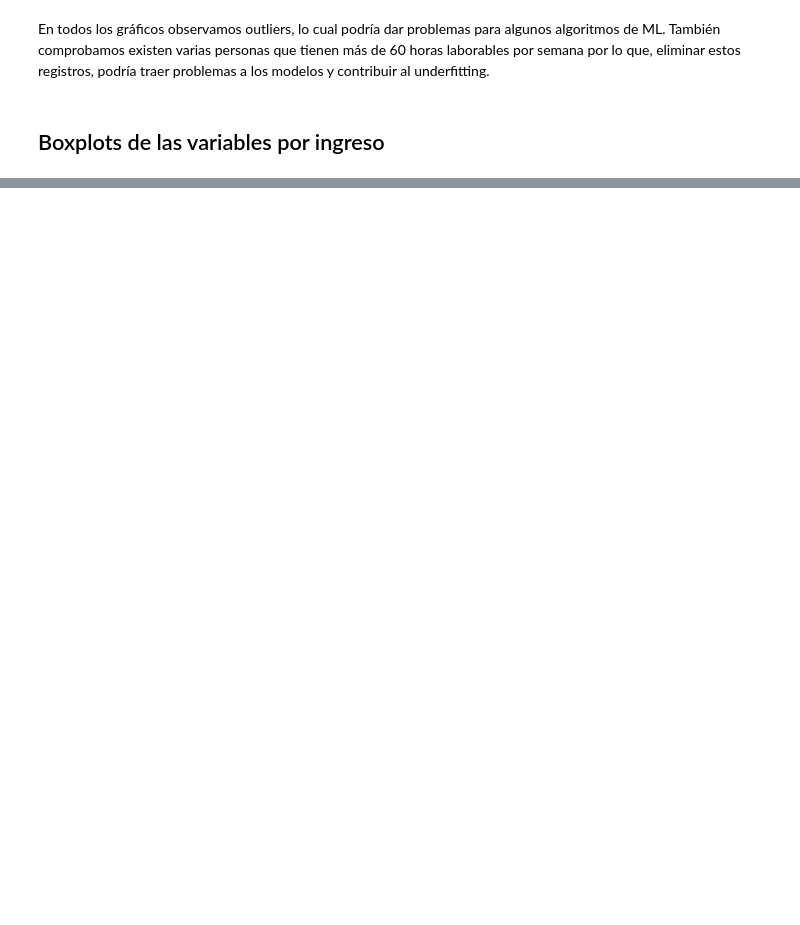
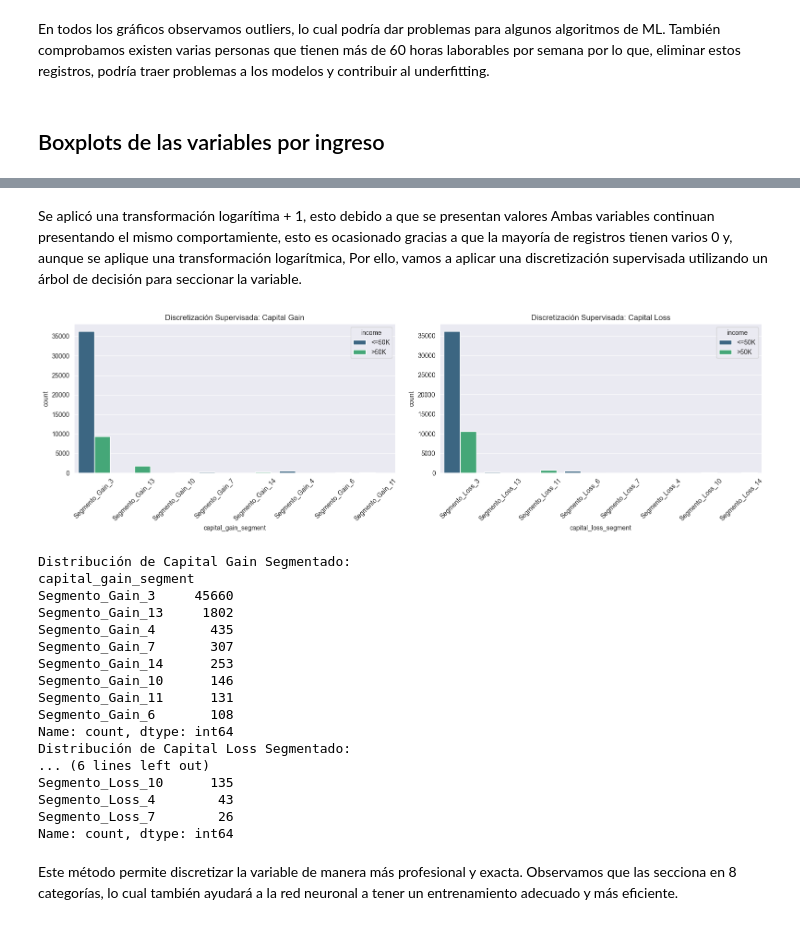
Before and after one commit to Marcelloprime/rnn_adult_income_prediction, a Jupyter notebook: 01_eda.ipynb, the cells around one changed output, grey strips where cells are left out. Saved outputs shown, nothing was run; the diff lists cells and outputs as text; code cells hidden in the pictures; blank space fills up the shorter version.

```diff
--- a/01_eda.ipynb
+++ b/01_eda.ipynb
@@ -361,0 +375,63 @@ A diferencia de los gráficos anteriores, al segmentar por el target, encontramo
+# %% [markdown]
+Se aplicó una transformación logarítima + 1, esto debido a que se presentan valores
+Ambas variables continuan presentando el mismo comportamiente, esto es ocasionado gracias a que la mayoría de registros tienen varios 0 y, aunque se aplique una transformación logarítmica,
+Por ello, vamos a aplicar una discretización supervisada utilizando un árbol de decisión para seccionar la variable.
+# %%
+from sklearn.tree import DecisionTreeClassifier
+import matplotlib.pyplot as plt
+import seaborn as sns
+
+target_mapping = {'<=50K': 0, '>50K': 1}
+y_tree = df['income'].str.strip().map(target_mapping)
+
+tree_gain = DecisionTreeClassifier(max_depth=3, random_state=2026)
+tree_loss = DecisionTreeClassifier(max_depth=3, random_state=2026)
+
+X_gain = df[['capital-gain']]
+tree_gain.fit(X_gain, y_tree)
+df['capital_gain_segment'] = tree_gain.apply(X_gain)
+df['capital_gain_segment'] = 'Segmento_Gain_' + df['capital_gain_segment'].astype(str)
+
+X_loss = df[['capital-loss']]
+tree_loss.fit(X_loss, y_tree)
+df['capital_loss_segment'] = tree_loss.apply(X_loss)
+df['capital_loss_segment'] = 'Segmento_Loss_' + df['capital_loss_segment'].astype(str)
+
+fig, ax = plt.subplots(1, 2, figsize=(16, 5))
+
+sns.countplot(data=df, x='capital_gain_segment', hue='income', ax=ax[0], palette='viridis')
+ax[0].set_title('Discretización Supervisada: Capital Gain')
+ax[0].tick_params(axis='x', rotation=45)
+
+sns.countplot(data=df, x='capital_loss_segment', hue='income', ax=ax[1], palette='viridis')
+ax[1].set_title('Discretización Supervisada: Capital Loss')
+ax[1].tick_params(axis='x', rotation=45)
+
+plt.tight_layout()
+plt.show()
+
+print("Distribución de Capital Gain Segmentado:")
+print(df['capital_gain_segment'].value_counts())
+print("Distribución de Capital Loss Segmentado:")
+print(df['capital_loss_segment'].value_counts())
+# %% [output]
+[figure, added]
+Distribución de Capital Gain Segmentado:
+capital_gain_segment
+Segmento_Gain_3     45660
+Segmento_Gain_13     1802
+Segmento_Gain_4       435
+Segmento_Gain_7       307
+Segmento_Gain_14      253
+Segmento_Gain_10      146
+Segmento_Gain_11      131
+Segmento_Gain_6       108
+Name: count, dtype: int64
+Distribución de Capital Loss Segmentado:
+... (6 lines left out)
+Segmento_Loss_10      135
+Segmento_Loss_4        43
+Segmento_Loss_7        26
+Name: count, dtype: int64
+# %% [markdown]
+Este método permite discretizar la variable de manera más profesional y exacta. Observamos que las secciona en 8 categorías, lo cual también ayudará a la red neuronal a tener un entrenamiento adecuado y más eficiente.
```
Also changed, not shown: parts of 10 cells of this notebook, 18 other files.
